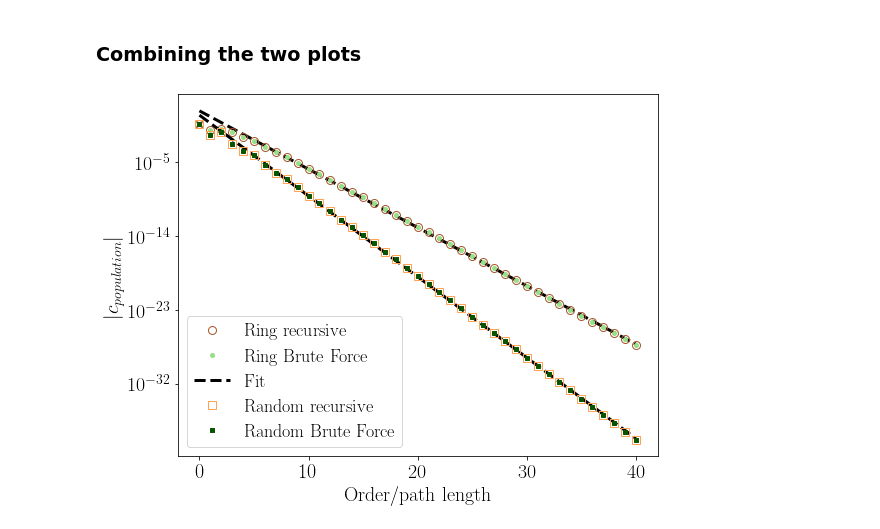
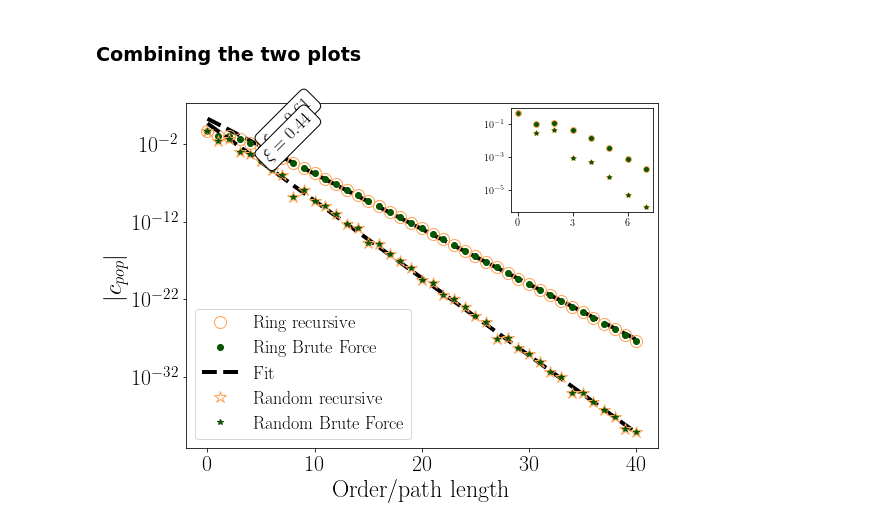
Before and after one commit to martiniani-lab/spectre, a Jupyter notebook: examples/recursive_g.ipynb, the cells around one changed output. Drawn from its saved outputs; the diff is of its cells as text; code cells hidden in the pictures.

```diff
--- a/examples/recursive_g.ipynb
+++ b/examples/recursive_g.ipynb
@@ -186,7 +188,9 @@ log_c_torch = np.log(abs(c_torch))
 
 slope_torch, intercept_torch, _, _, _ = linregress(x[3:], log_c_torch[3:])
 fit_torch = np.exp(intercept_torch + slope_torch * x)
+
+N0_ring = - 1 / slope_torch
 print(f"torch slope: {slope_torch}")
-print(f"e_effective: {np.exp(slope_torch)}")
+print(f"N_0: {N0_ring}")
 # %% [output]
 torch slope: -1.6383977647775487
@@ -327,6 +331,8 @@ log_c_torch = np.log(abs(c_torch))
 
 slope_torch, intercept_torch, _, _, _ = linregress(x[2:], log_c_torch[2:])
 fit_torch = np.exp(intercept_torch + slope_torch * x)
+
+N0_random = - 1 / slope_torch
 print(f"torch slope: {slope_torch}")
-print(f"e_effective: {np.exp(slope_torch)}")
+print(f"N_0: {N0_random}")
 # %% [output]
@@ -373,42 +379,68 @@ c_random_fit = abs(fit_torch)
 # %%
 color_recursive = "#FFA353"
 color_brute_force = "#095400"
 
 plt.figure(figsize=(8, 6))
 # x = np.exp(np.arange(n_max))
 
 # plot the ring network
-plt.plot(x, c_ring_fit, '--', linewidth=3, color='k', label=None)
-plt.plot(x, c_ring_torch, 'o', color='#a65628',  markersize=8, markerfacecolor='none', label='Ring recursive')
-plt.plot(x, c_ring_brute, 'o', color='#98df8a', markersize=4, label='Ring Brute Force')
+plt.plot(x, c_ring_fit, '--', linewidth=4, color='k', label=None)
+plt.plot(x, c_ring_torch, 'o', color=color_recursive,  markersize=12, markerfacecolor='none', label='Ring recursive')
+plt.plot(x, c_ring_brute, 'o', color=color_brute_force, markersize=6, label='Ring Brute Force')
 
 # plot the random network
-plt.plot(x, c_random_fit, '--', linewidth=3, color='k', label='Fit')
+plt.plot(x, c_random_fit, '--', linewidth=4, color='k', label='Fit')
 # plt.plot(x, abs(c), 'o-', color='k', linewidth=4, label='Sympy')
-plt.plot(x, c_random_torch, 's', color=color_recursive,  markersize=8, markerfacecolor='none', label='Random recursive')
-plt.plot(x, c_random_brute, 's', color=color_brute_force, markersize=4,label='Random Brute Force')
-
+plt.plot(x, c_random_torch, '*', color=color_recursive,  markersize=12, markerfacecolor='none', label='Random recursive')
+plt.plot(x, c_random_brute, '*', color=color_brute_force, markersize=6,label='Random Brute Force')
 
 # plt.xscale('log')
 plt.yscale('log')
-plt.xlabel('Order/path length', fontsize=20)
-plt.ylabel('$|c_{population}|$', fontsize=20)
+plt.xlabel('Order/path length', fontsize=24)
+plt.ylabel('$|c_{pop}|$', fontsize=24)
 plt.legend(fontsize=18)
 
 # Adjusting tick parameters
-plt.xticks(fontsize=20)
-plt.yticks(fontsize=20)
+plt.xticks(fontsize=22)
+plt.yticks(fontsize=22)
 
 # Customizing the number of ticks for logarithmic scale
 # display only 5 ticks on x axis
 plt.gca().xaxis.set_major_locator(MaxNLocator(nbins=5))
 plt.gca().yaxis.set_major_locator(LogLocator(base=10.0, numticks=5))
 # change location of legent to bottom left
 plt.legend(loc='lower left', fontsize=18)
+
+# Add text annotations for the slopes inside rectangular boxes
+plt.annotate(r'$\xi = {:.2f}$'.format(N0_ring), xy=(x[5], c_ring_fit[5]), xytext=(x[5]*1.5, c_ring_fit[5]*1.2),
+             bbox=dict(boxstyle="round,pad=0.3", edgecolor="black", facecolor="white"),
+             fontsize=18, color='black', ha='center', rotation=45)
+
+plt.annotate(r'$\xi = {:.2f}$'.format(N0_random), xy=(x[5], c_random_fit[5]), xytext=(x[5]*1.5, c_random_fit[5]*1.2),
+             bbox=dict(boxstyle="round,pad=0.3", edgecolor="black", facecolor="white"),
+             fontsize=18, color='black', ha='center', rotation=45)
+
+# Create inset of the first 10 values
+num_value_plot = 8
+ax_inset = inset_axes(plt.gca(), width="30%", height="30%", loc='upper right')
+# ax_inset.plot(x[:10], c_ring_fit[:10], '--', linewidth=2, color='k', label=None)
+ax_inset.plot(x[:num_value_plot], c_ring_torch[:num_value_plot], 'o', color=color_recursive, markersize=6, markerfacecolor='none', label='Ring recursive')
+ax_inset.plot(x[:num_value_plot], c_ring_brute[:num_value_plot], 'o', color=color_brute_force, markersize=4, label='Ring Brute Force')
+# ax_inset.plot(x[:10], c_random_fit[:10], '--', linewidth=2, color='k', label='Fit')
+ax_inset.plot(x[:num_value_plot], c_random_torch[:num_value_plot], '*', color=color_recursive, markersize=6, markerfacecolor='none', label='Random recursive')
+ax_inset.plot(x[:num_value_plot], c_random_brute[:num_value_plot], '*', color=color_brute_force, markersize=4,label='Random Brute Force')
+# ax_inset.set_xscale('log')
+ax_inset.set_yscale('log')
+ax_inset.tick_params(axis='both', which='major', labelsize=10)
+ax_inset.tick_params(axis='both', which='minor', labelsize=8)
+
+# for the inset plot in x-axis show integer ticks and ony 3 ticks
+ax_inset.xaxis.set_major_locator(MaxNLocator(integer=True, nbins=3))
+
 plt.tight_layout()
 # save the figure
-plt.savefig(fileloc + "plot.svg", format="svg", dpi=1200)
+plt.savefig(fileloc + "recursive_g.png", format="png", dpi=1200)
 
 plt.show()
 # %% [output]
-[figure, old version]
+[figure, new version]
```
Also changed, not shown: parts of 5 cells of this notebook, 2 other files.
